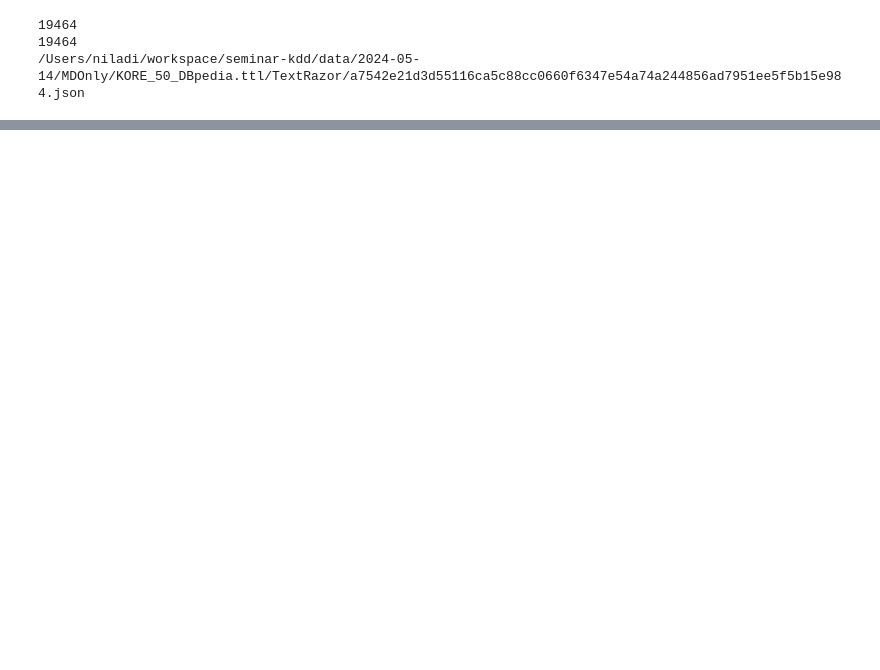
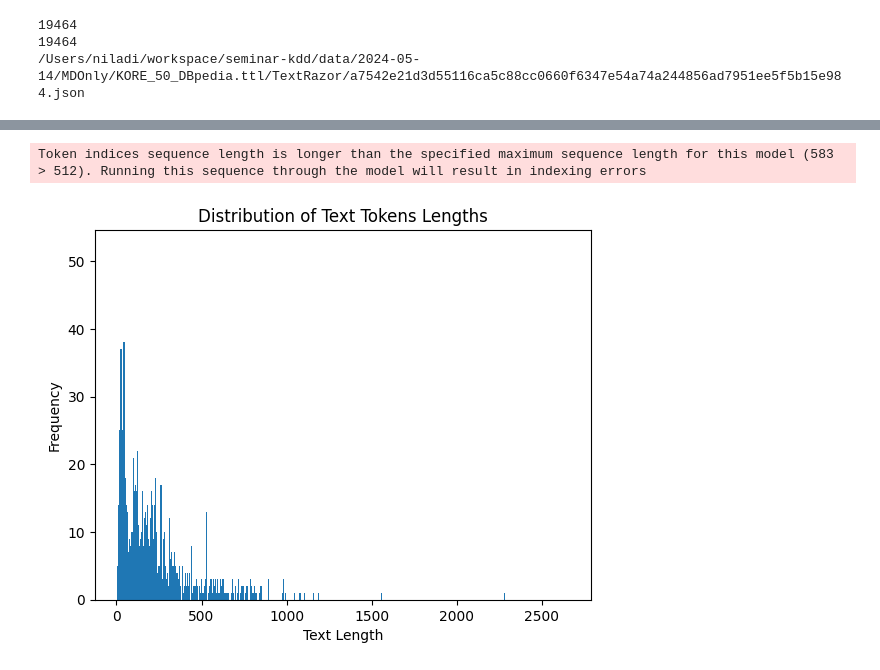
Before and after one commit to niladi/kdd-seminar-code, a Jupyter notebook: evaluation.ipynb, the cells around one changed output, grey strips where cells are left out. Cells and saved outputs as stored; diff of their text form; code cells hidden in the pictures; blank space fills up the shorter version.

```diff
--- a/evaluation.ipynb
+++ b/evaluation.ipynb
@@ -143,0 +54,17 @@ except Exception as e:
+# %%
+from transformers import AutoTokenizer
+import matplotlib.pyplot as plt
+
+tokenizer = AutoTokenizer.from_pretrained("roberta-base")
+
+token_lengths = [len(tokenizer.tokenize(text)) for text in texts]
+
+# Create a histogram
+plt.hist(token_lengths, bins=1000)
+plt.xlabel("Text Length")
+plt.ylabel("Frequency")
+plt.title("Distribution of Text Tokens Lengths")
+plt.show()
+# %% [output]
+Token indices sequence length is longer than the specified maximum sequence length for this model (583 > 512). Running this sequence through the model will result in indexing errors
+[figure, added]
```
Also changed, not shown: parts of 8 cells of this notebook, 18 other files.
